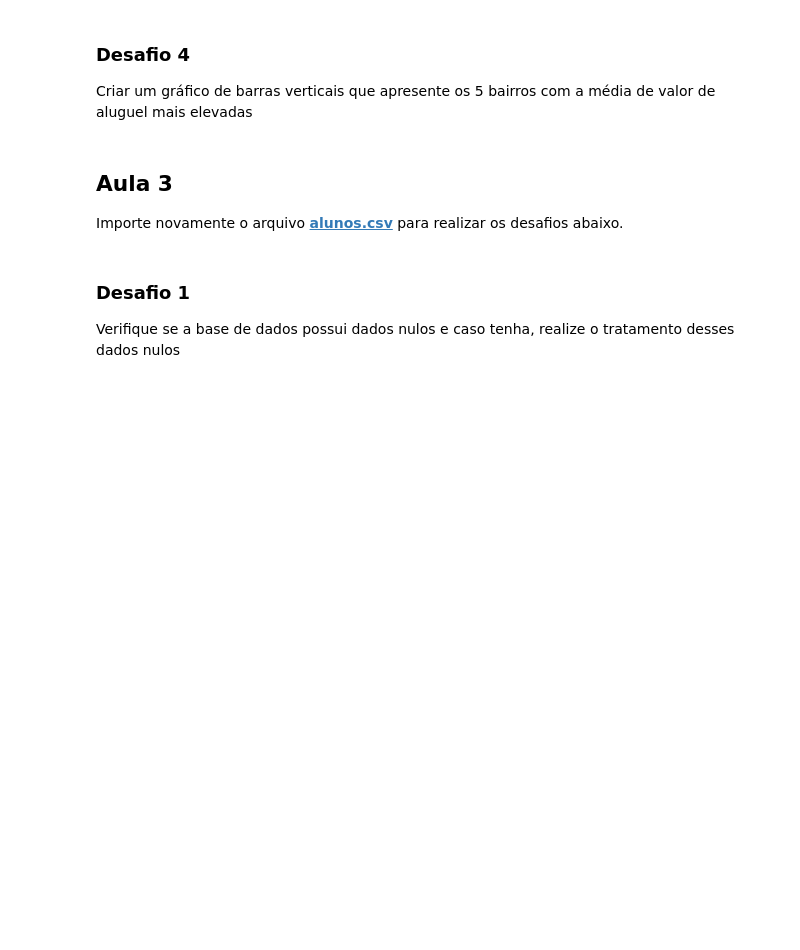
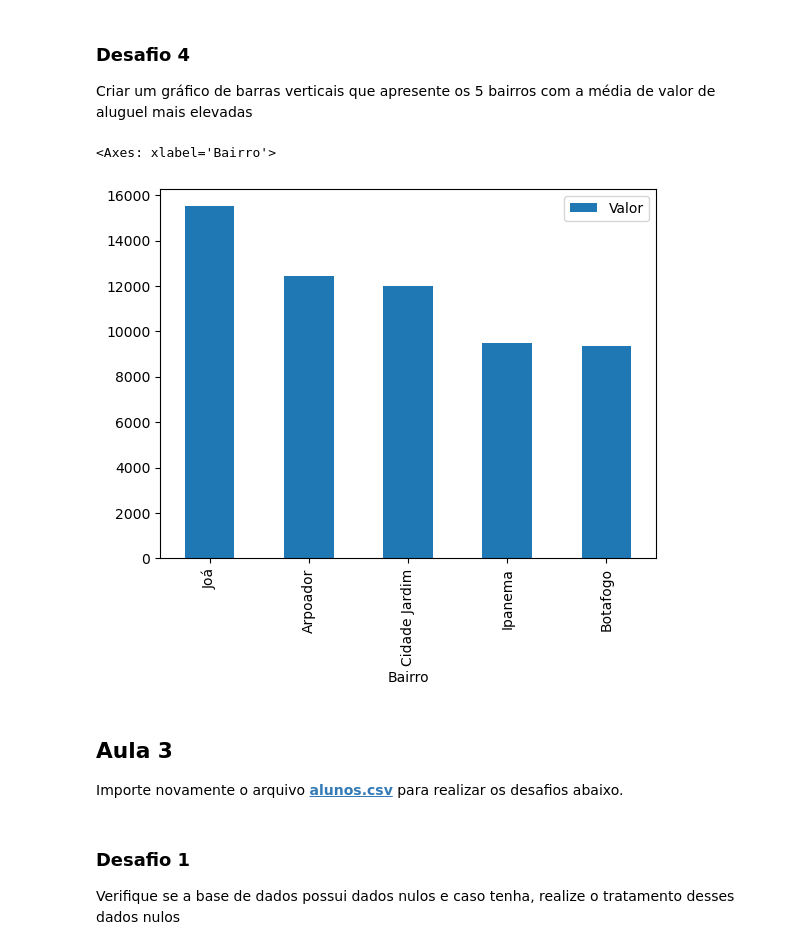
Before and after one commit to RPGraciotti/estudos_alura, a Jupyter notebook: formacao_data_science_2/modulo_2/pandas_1/desafios.ipynb, the cells around one changed output. Saved outputs shown, nothing was run; the diff lists cells and outputs as text; code cells hidden in the pictures; blank space fills up the shorter version.

```diff
--- a/formacao_data_science_2/modulo_2/pandas_1/desafios.ipynb
+++ b/formacao_data_science_2/modulo_2/pandas_1/desafios.ipynb
@@ -132,6 +157,13 @@ Analisar quais bairros possuem a média de valor de aluguel mais elevadas
 # %% [markdown]
 ### Desafio 4
 Criar um gráfico de barras verticais que apresente os 5 bairros com a média de valor de aluguel mais elevadas
+# %%
+df_bairros = df.groupby('Bairro')[['Valor']].mean().sort_values('Valor', ascending = False).head(5)
+# %%
+df_bairros.plot(kind = 'bar')
+# %% [output]
+<Axes: xlabel='Bairro'>
+[figure, added]
 # %% [markdown]
 ## Aula 3
 
```
Also changed, not shown: parts of 3 cells of this notebook, 1 other file.
